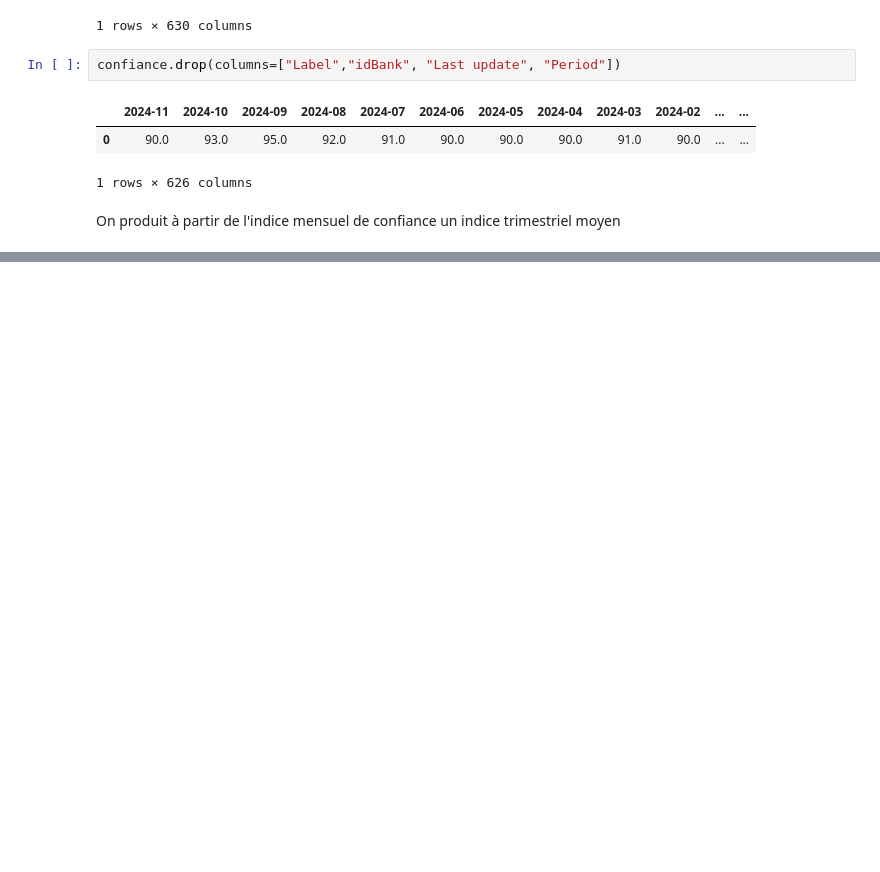
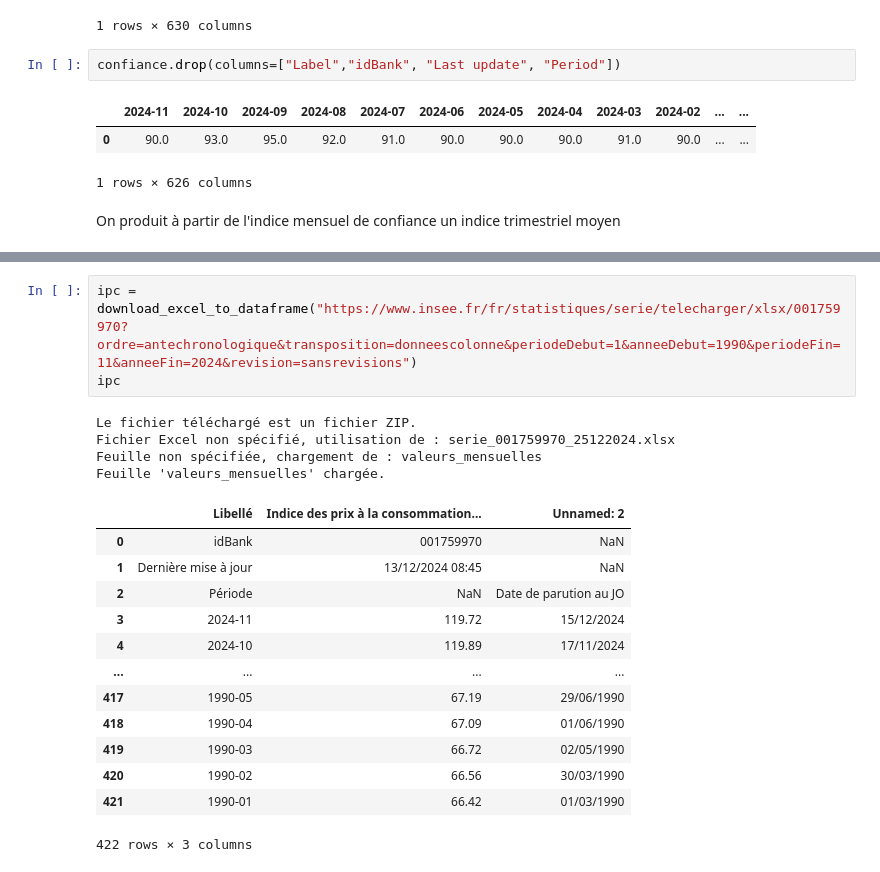
Before and after one commit to amreily/Projet-python-2A, a Jupyter notebook: sandbox_carla.ipynb, the cells around one changed output, grey strips where cells are left out. Saved outputs shown, nothing was run; the diff lists cells and outputs as text; blank space fills up the shorter version.

```diff
--- a/sandbox_carla.ipynb
+++ b/sandbox_carla.ipynb
@@ -156,0 +197,21 @@ conf_moyenne
+# %%
+ipc = download_excel_to_dataframe("https://www.insee.fr/fr/statistiques/serie/telecharger/xlsx/001759970?ordre=antechronologique&transposition=donneescolonne&periodeDebut=1&anneeDebut=1990&periodeFin=11&anneeFin=2024&revision=sansrevisions")
+ipc
+# %% [output]
+Le fichier téléchargé est un fichier ZIP.
+Fichier Excel non spécifié, utilisation de : serie_001759970_25122024.xlsx
+Feuille non spécifiée, chargement de : valeurs_mensuelles
+Feuille 'valeurs_mensuelles' chargée.
+|  | Libellé | Indice des prix à la consommation... | Unnamed: 2 |
+| 0 | idBank | 001759970 | NaN |
+| 1 | Dernière mise à jour | 13/12/2024 08:45 | NaN |
+| 2 | Période | NaN | Date de parution au JO |
+| 3 | 2024-11 | 119.72 | 15/12/2024 |
+| 4 | 2024-10 | 119.89 | 17/11/2024 |
+| ... | ... | ... | ... |
+| 417 | 1990-05 | 67.19 | 29/06/1990 |
+| 418 | 1990-04 | 67.09 | 01/06/1990 |
+| 419 | 1990-03 | 66.72 | 02/05/1990 |
+| 420 | 1990-02 | 66.56 | 30/03/1990 |
+| 421 | 1990-01 | 66.42 | 01/03/1990 |
+422 rows × 3 columns
```
Also changed, not shown: parts of 7 cells of this notebook, 1 other file.
